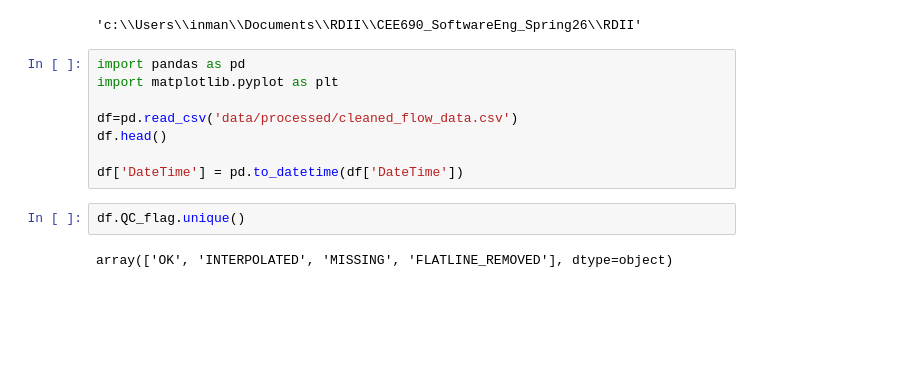
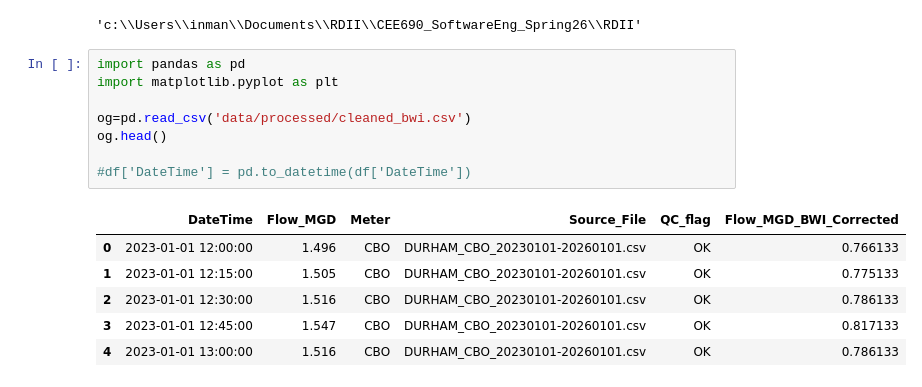
Before and after one commit to inmang13/CEE690_SoftwareEng_Spring26, a Jupyter notebook: RDII/scripts/scrap.ipynb, the cells around one changed output. Drawn from its saved outputs; the diff is of its cells as text; blank space fills up the shorter version.

```diff
--- a/RDII/scripts/scrap.ipynb
+++ b/RDII/scripts/scrap.ipynb
@@ -8,12 +8,15 @@ os.getcwd()
 # %%
 import pandas as pd
 import matplotlib.pyplot as plt
 
-df=pd.read_csv('data/processed/cleaned_flow_data.csv')
-df.head()
+og=pd.read_csv('data/processed/cleaned_bwi.csv')
+og.head()
 
-df['DateTime'] = pd.to_datetime(df['DateTime'])
+#df['DateTime'] = pd.to_datetime(df['DateTime'])
+# %% [output]
+|  | DateTime | Flow_MGD | Meter | Source_File | QC_flag | Flow_MGD_BWI_Corrected |
+| 0 | 2023-01-01 12:00:00 | 1.496 | CBO | DURHAM_CBO_20230101-20260101.csv | OK | 0.766133 |
+| 1 | 2023-01-01 12:15:00 | 1.505 | CBO | DURHAM_CBO_20230101-20260101.csv | OK | 0.775133 |
+| 2 | 2023-01-01 12:30:00 | 1.516 | CBO | DURHAM_CBO_20230101-20260101.csv | OK | 0.786133 |
+| 3 | 2023-01-01 12:45:00 | 1.547 | CBO | DURHAM_CBO_20230101-20260101.csv | OK | 0.817133 |
+| 4 | 2023-01-01 13:00:00 | 1.516 | CBO | DURHAM_CBO_20230101-20260101.csv | OK | 0.786133 |
-# %%
-df.QC_flag.unique()
-# %% [output]
-array(['OK', 'INTERPOLATED', 'MISSING', 'FLATLINE_REMOVED'], dtype=object)
```
Also changed, not shown: parts of 17 cells of this notebook, 9 other files.
